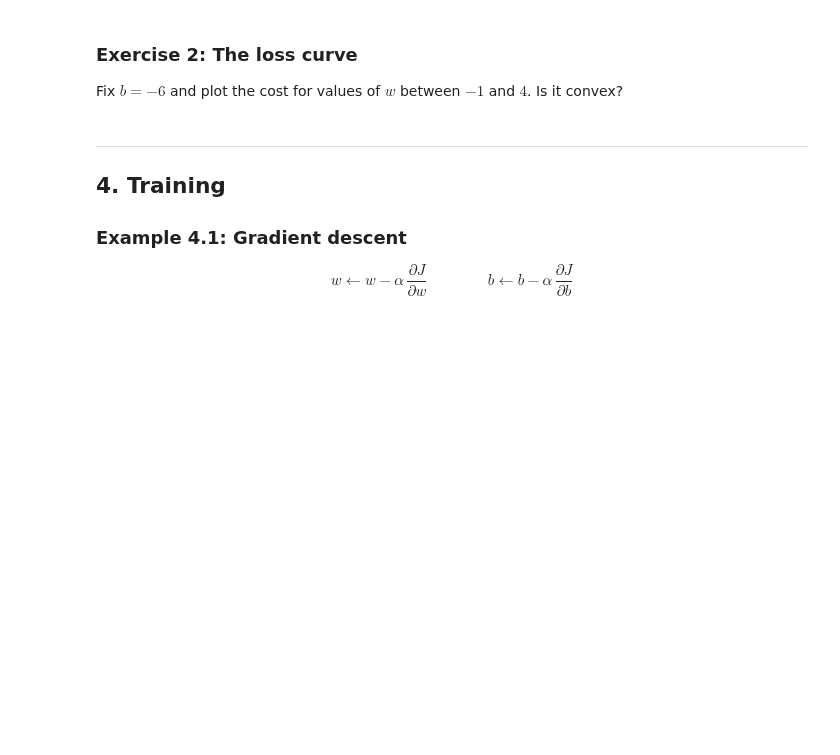
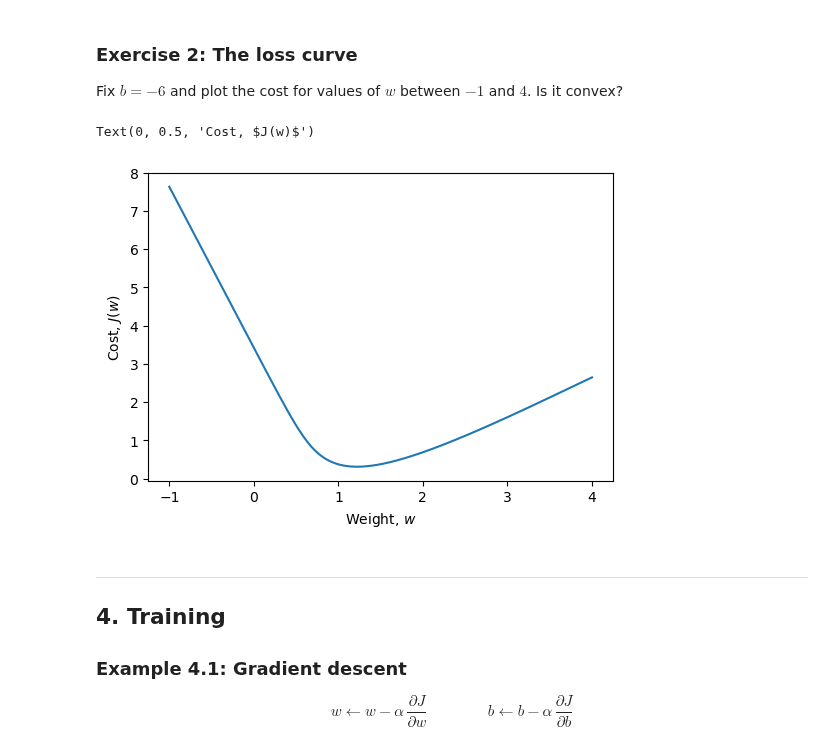
Before and after one commit to izaanabdali/machine_learning_SPC_5003, a Jupyter notebook: Week 3/Tutorial_3_Clean.ipynb, the cells around one changed output. Saved outputs shown, nothing was run; the diff lists cells and outputs as text; code cells hidden in the pictures; blank space fills up the shorter version.

```diff
--- a/Week 3/Tutorial_3_Clean.ipynb
+++ b/Week 3/Tutorial_3_Clean.ipynb
@@ -117,13 +130,20 @@ Fix $b = -6$ and plot the cost for values of $w$ between $-1$ and $4$. Is it con
 # %%
 w_values = np.linspace(-1, 4, 200)
 costs = []
 
 for w in w_values:
     # TODO: compute the cost for this w (with b = -6) and append it to costs
+    costs.append(binary_cross_entropy(y, predict_prob(x, w, -6)))
 
 
 fig, ax = plt.subplots(figsize=(6, 4))
 # TODO: plot costs against w_values, with axis labels
+plt.plot(w_values, costs)
+plt.xlabel("Weight, $w$")
+plt.ylabel("Cost, $J(w)$")
+# %% [output]
+Text(0, 0.5, 'Cost, $J(w)$')
+[figure, added]
 # %% [markdown]
 ---
 ## 4. Training
```
Also changed, not shown: parts of 16 cells of this notebook.
